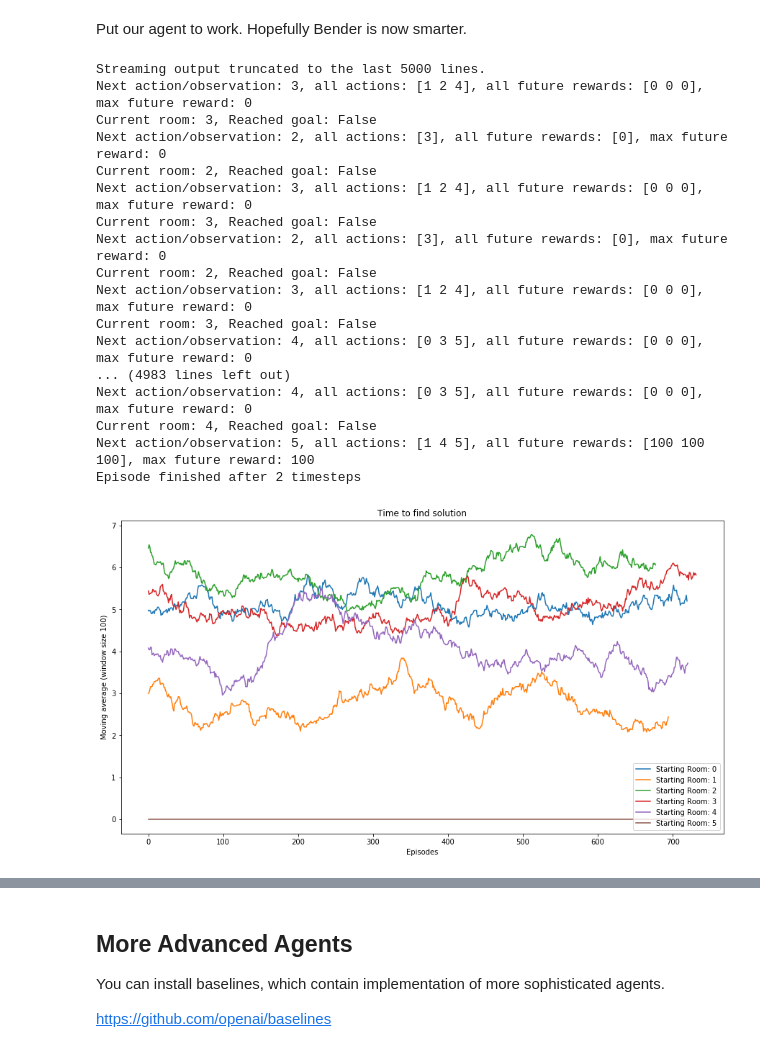
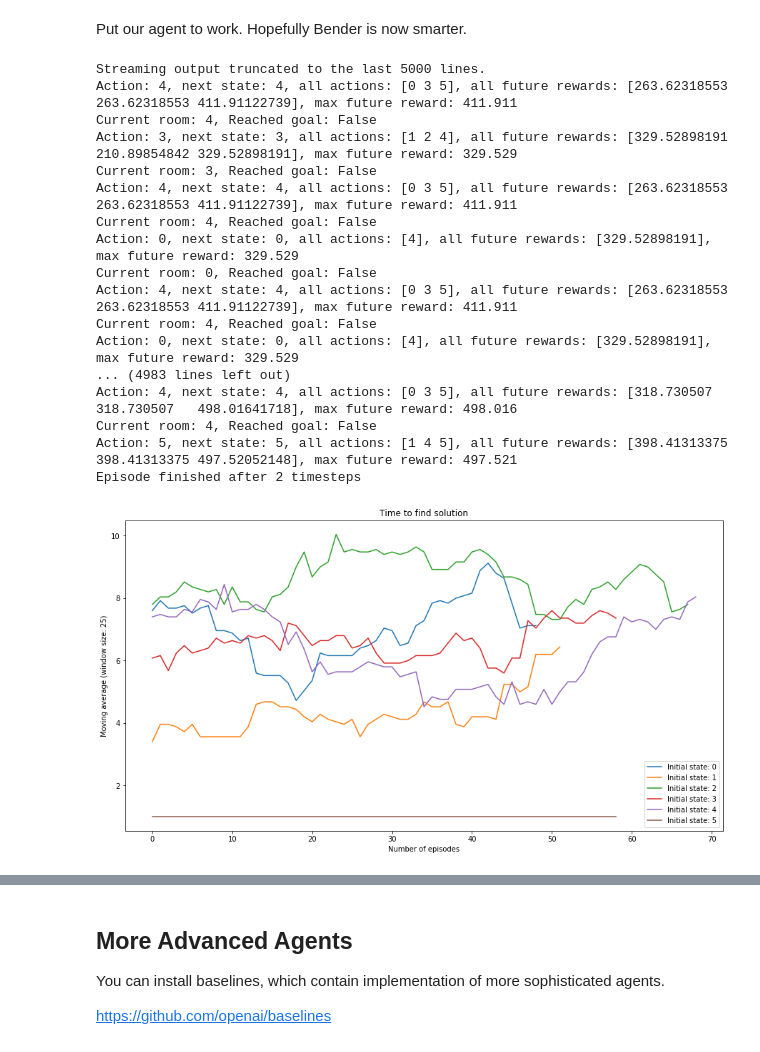
Before and after one commit to lisaong/diec, a Jupyter notebook: day4/rl/path_finding_demo.ipynb, the cells around one changed output, grey strips where cells are left out. Drawn from its saved outputs; the diff is of its cells as text; code cells hidden in the pictures.

```diff
--- a/day4/rl/path_finding_demo.ipynb
+++ b/day4/rl/path_finding_demo.ipynb
@@ -213,13 +216,12 @@ import numpy as np
 # Constants
 EPISODE_COUNT = 20
 STEPS_PER_EPISODE = 100
-R = np.array([[-1, -1, -1, -1,  0, -1], # action 0
-              [-1, -1, -1,  0, -1, 0],  # action 1
-              [-1, -1, -1,  0, -1, -1], # etc
-              [-1,  0,  0, -1,  0, -1],
-              [ 0, -1, -1,  0, -1,  0],
-              [-1, 100, -1, -1, 100, 100]])
-
+R = np.array([[-1, -1, -1, -1,  0, -1 ],
+              [-1, -1, -1,  0, -1, 100],
+              [-1, -1, -1,  0, -1, -1 ],
+              [-1,  0,  0, -1,  0, -1 ],
+              [ 0, -1, -1,  0, -1, 100],
+              [-1,  0, -1, -1,  0, 100]])
 # Global state
 done = False
 reward = 0
@@ -331,11 +345,0 @@ class QLearningAgent:
-# %%
-# Unit Test
-R = np.array([[-1, -1, -1, -1,  0, -1], # action 0
-              [-1, -1, -1,  0, -1, 0],  # action 1
-              [-1, -1, -1,  0, -1, -1], # etc
-              [-1,  0,  0, -1,  0, -1],
-              [ 0, -1, -1,  0, -1,  0],
-              [-1, 100, -1, -1, 100, 100]])
-
-test_agent = QLearningAgent(rewards=R, verbose=True)
-test_agent.act(1, 0, False)
@@ -351,0 +346,4 @@ Q-values:
+# %%
+# Unit Test
+test_agent = QLearningAgent(rewards=R, verbose=True)
+action = test_agent.act(1, 0, False)
@@ -353,8 +360,8 @@ Q-values:
 Put our agent to work. Hopefully Bender is now smarter.
 # %%
 # Global state
-EPISODE_COUNT = 5000
-STEPS_PER_EPISODE = 20
+EPISODE_COUNT = 500
+STEPS_PER_EPISODE = 200
 done = False
 reward = 0
 
@@ -380,53 +387,53 @@ for episode in range(EPISODE_COUNT):
 
     if done:
       print(f'Episode finished after {t+1} timesteps\n')
-      history[start].append(t)
+      history[start].append(t+1)
       done = False # reset for next episode
       break
 
 env.close()
 # %% [output]
 Streaming output truncated to the last 5000 lines.
-Next action/observation: 3, all actions: [1 2 4], all future rewards: [0 0 0], max future reward: 0
+Action: 4, next state: 4, all actions: [0 3 5], all future rewards: [263.62318553 263.62318553 411.91122739], max future reward: 411.911
+Current room: 4, Reached goal: False
+Action: 3, next state: 3, all actions: [1 2 4], all future rewards: [329.52898191 210.89854842 329.52898191], max future reward: 329.529
 Current room: 3, Reached goal: False
-Next action/observation: 2, all actions: [3], all future rewards: [0], max future reward: 0
-Current room: 2, Reached goal: False
-Next action/observation: 3, all actions: [1 2 4], all future rewards: [0 0 0], max future reward: 0
-Current room: 3, Reached goal: False
-Next action/observation: 2, all actions: [3], all future rewards: [0], max future reward: 0
-Current room: 2, Reached goal: False
-Next action/observation: 3, all actions: [1 2 4], all future rewards: [0 0 0], max future reward: 0
-Current room: 3, Reached goal: False
-Next action/observation: 4, all actions: [0 3 5], all future rewards: [0 0 0], max future reward: 0
+Action: 4, next state: 4, all actions: [0 3 5], all future rewards: [263.62318553 263.62318553 411.91122739], max future reward: 411.911
+Current room: 4, Reached goal: False
+Action: 0, next state: 0, all actions: [4], all future rewards: [329.52898191], max future reward: 329.529
+Current room: 0, Reached goal: False
+Action: 4, next state: 4, all actions: [0 3 5], all future rewards: [263.62318553 263.62318553 411.91122739], max future reward: 411.911
+Current room: 4, Reached goal: False
+Action: 0, next state: 0, all actions: [4], all future rewards: [329.52898191], max future reward: 329.529
 ... (4983 lines left out)
-Next action/observation: 4, all actions: [0 3 5], all future rewards: [0 0 0], max future reward: 0
+Action: 4, next state: 4, all actions: [0 3 5], all future rewards: [318.730507   318.730507   498.01641718], max future reward: 498.016
 Current room: 4, Reached goal: False
-Next action/observation: 5, all actions: [1 4 5], all future rewards: [100 100 100], max future reward: 100
+Action: 5, next state: 5, all actions: [1 4 5], all future rewards: [398.41313375 398.41313375 497.52052148], max future reward: 497.521
 Episode finished after 2 timesteps
 # %%
 # plot the history as a moving average
 import matplotlib.pyplot as plt
 
 def moving_average(a, n):
   # https://stackoverflow.com/questions/14313510/how-to-calculate-moving-average-using-numpy
   ret = np.cumsum(a, dtype=float)
   ret[n:] = ret[n:] - ret[:-n]
   return ret[n - 1:] / n
 
 fig, ax = plt.subplots(figsize=(15, 8))
 
-window_size = 100
+window_size = min(EPISODE_COUNT//20, 100)
 for start, ts in history.items():
-  ax.plot(moving_average(ts, window_size), label=f'Starting Room: {start}')
+  ax.plot(moving_average(ts, window_size), label=f'Initial state: {start}')
 
 ax.set_title(f'Time to find solution')
-ax.set_xlabel(f'Episodes')
+ax.set_xlabel(f'Number of episodes')
 ax.set_ylabel(f'Moving average (window size: {window_size})')
 
 ax.legend()
 plt.show()
 # %% [output]
-[figure, old version]
+[figure, new version]
 # %%
 bender_v2.Q
 # %% [output]
```
Also changed, not shown: parts of 9 cells of this notebook.
